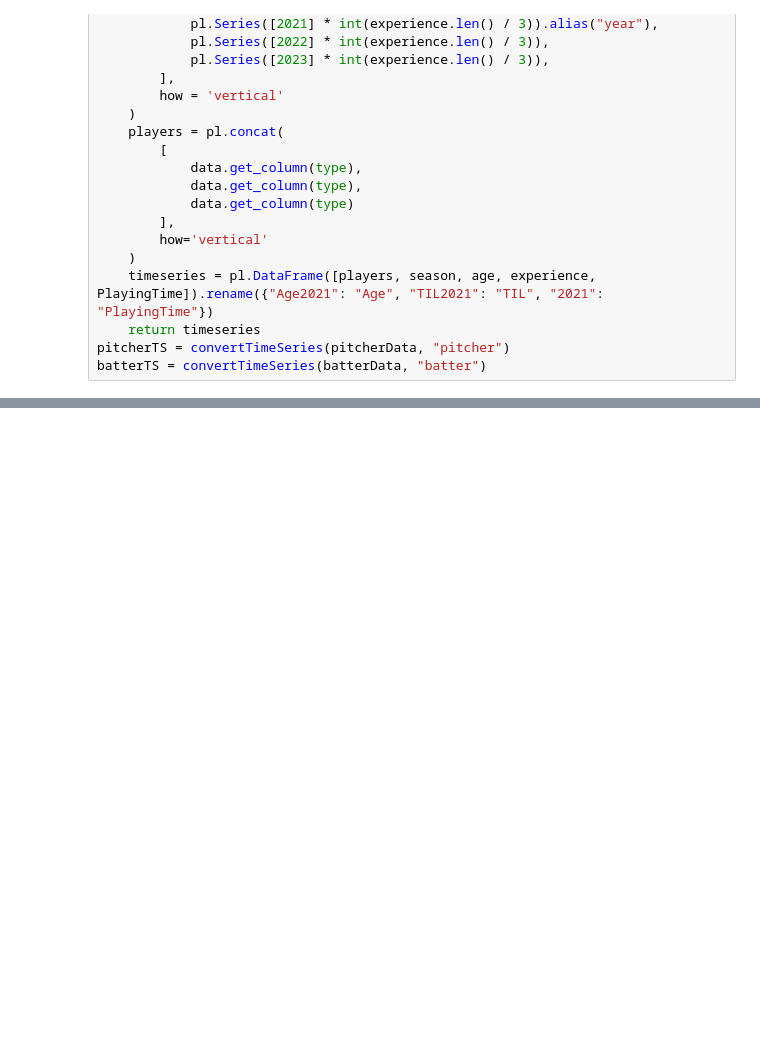
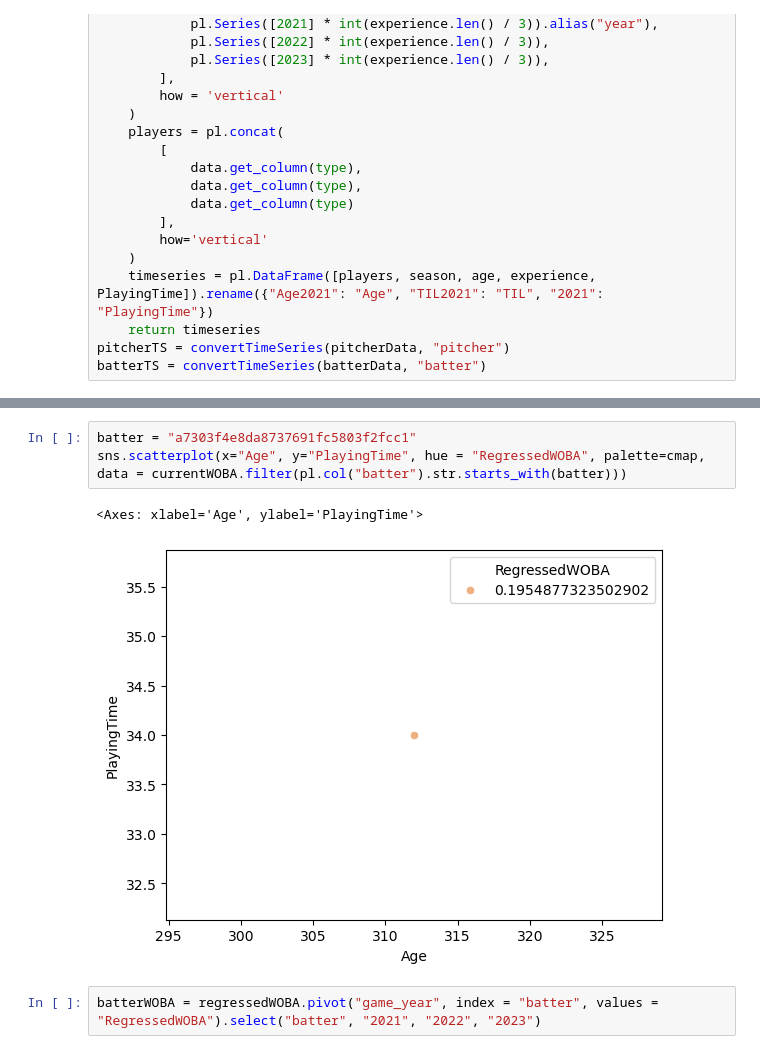
Before and after one commit to Lou-Zhou/reds-hackathon, a Jupyter notebook: data_analysis.ipynb, the cells around one changed output, grey strips where cells are left out. Saved outputs shown, nothing was run; the diff lists cells and outputs as text; blank space fills up the shorter version.

```diff
--- a/data_analysis.ipynb
+++ b/data_analysis.ipynb
@@ -250,0 +355,8 @@ sns.scatterplot(x="TIL", y="PlayingTime", hue = "seasonWOBA", data = withWobas.f
+# %%
+batter = "a7303f4e8da8737691fc5803f2fcc1"
+sns.scatterplot(x="Age", y="PlayingTime", hue = "RegressedWOBA", palette=cmap, data = currentWOBA.filter(pl.col("batter").str.starts_with(batter)))
+# %% [output]
+<Axes: xlabel='Age', ylabel='PlayingTime'>
+[figure, added]
+# %%
+batterWOBA = regressedWOBA.pivot("game_year", index = "batter", values = "RegressedWOBA").select("batter", "2021", "2022", "2023")
```
Also changed, not shown: parts of 16 cells of this notebook, 1 other file.
